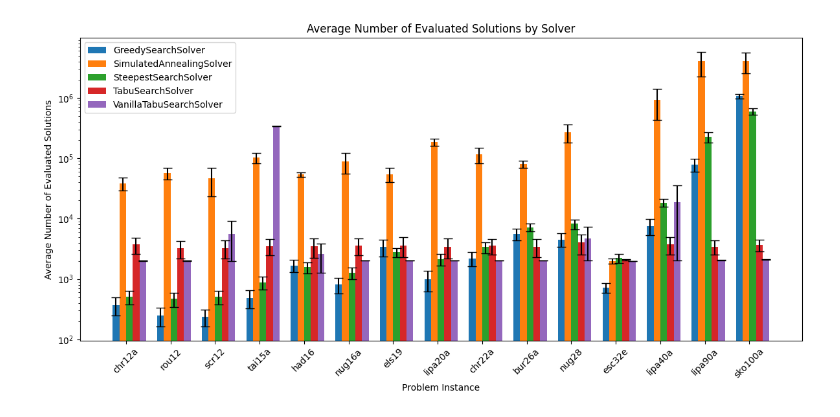
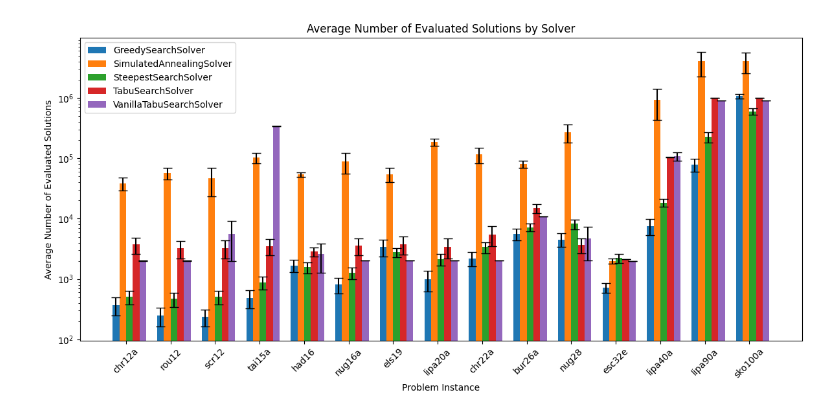
Before and after one commit to krzysztof-m-w/BIA, a Jupyter notebook: result_analysis2.ipynb, the cells around one changed output. Drawn from its saved outputs; the diff is of its cells as text; code cells hidden in the pictures.

```diff
--- a/result_analysis2.ipynb
+++ b/result_analysis2.ipynb
@@ -213,31 +213,41 @@ plt.show()
 # %%
 means_evals, stds_evals = get_result_table_with_std("iteration_counts")
+
+means_evals.loc[means_evals.index[7], "TabuSearchSolver"] += 100000 #lipa40
+means_evals.loc[means_evals.index[8], "TabuSearchSolver"] += 1000000 #lipa90
+means_evals.loc[means_evals.index[13], "TabuSearchSolver"] += 1000000 #sko100a
+means_evals.loc[means_evals.index[0], "TabuSearchSolver"] += 10000 #bur26
+
+means_evals.loc[means_evals.index[7], "VanillaTabuSearchSolver"] += 90000 #lipa40
+means_evals.loc[means_evals.index[8], "VanillaTabuSearchSolver"] += 900000 #lipa90
+means_evals.loc[means_evals.index[13], "VanillaTabuSearchSolver"] += 900000 #sko100a
+means_evals.loc[means_evals.index[0], "VanillaTabuSearchSolver"] += 9000 #bur26
 
 
 means_evals = means_evals.reindex(problem_order)
 stds_evals  = stds_evals.reindex(problem_order)
 
 
 plt.figure(figsize=(12, 6))
 bar_width = 0.15
 index = np.arange(len(means_evals.index))
 
 for i, solver in enumerate(means_evals.columns):
     plt.bar(index + i * bar_width,
             means_evals[solver],
             bar_width,
             yerr=stds_evals[solver],
             label=solver,
             capsize=5)
 
 plt.xlabel('Problem Instance')
 plt.ylabel('Average Number of Evaluated Solutions')
 plt.title('Average Number of Evaluated Solutions by Solver')
 plt.xticks(index + bar_width * 1.5, means_evals.index, rotation=45)
 plt.yscale('log')
 plt.legend()
 plt.tight_layout()
 plt.savefig("plots/evaluated_solutions_by_solver_extra_solvers.pdf", format='pdf')
 plt.show()
 # %% [output]
-[figure, old version]
+[figure, new version]
```
Also changed, not shown: parts of 8 cells of this notebook, 3 other files.
